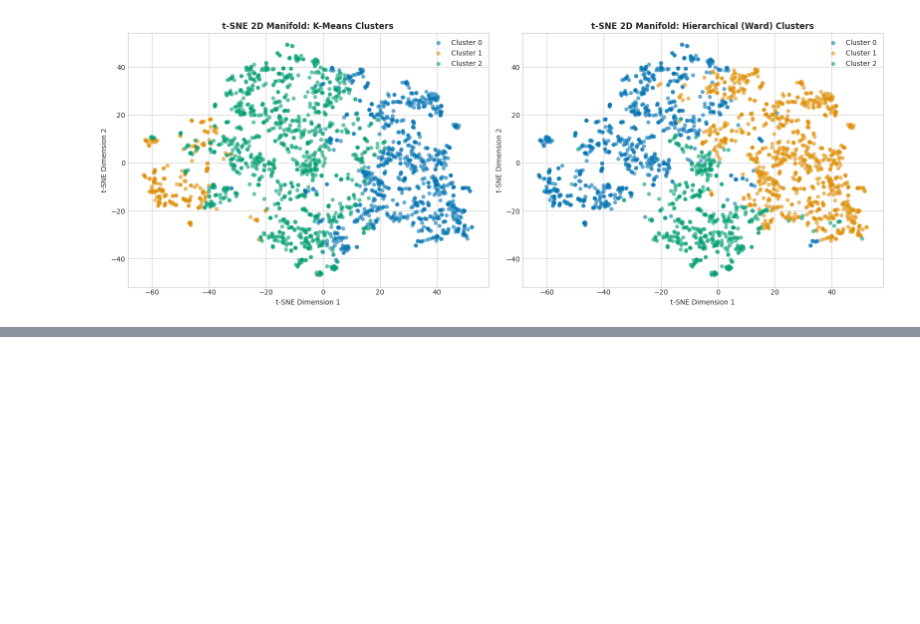
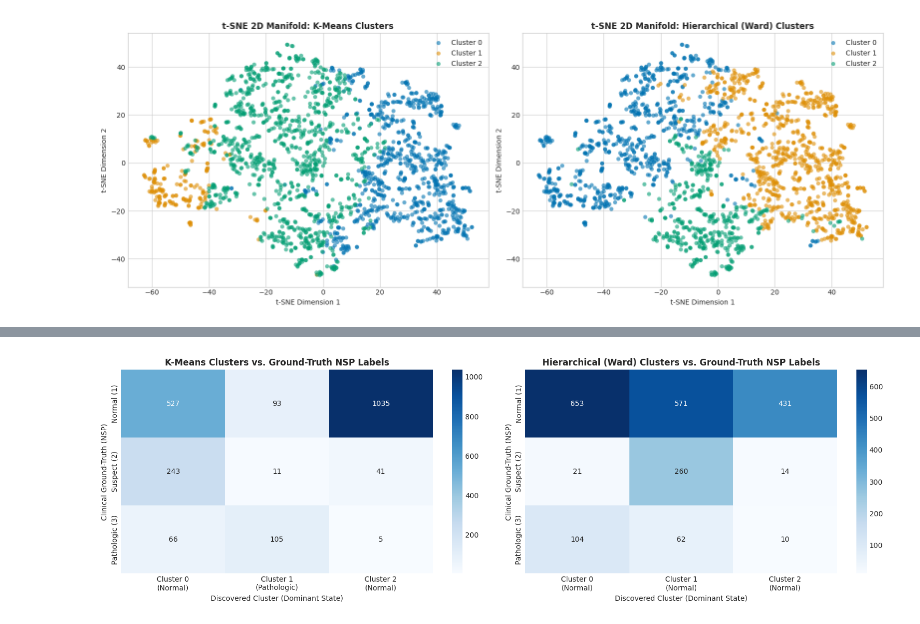
Before and after one commit to wander1112/Ember-Storm, a Jupyter notebook: notebooks/clustering.ipynb, the cells around one changed output, grey strips where cells are left out. Drawn from its saved outputs; the diff is of its cells as text; code cells hidden in the pictures; blank space fills up the shorter version.

Commit message:
Post-Hoc Clinical Validation with Ground Truth

```diff
--- a/notebooks/clustering.ipynb
+++ b/notebooks/clustering.ipynb
@@ -696,0 +703,79 @@ plt.show()
+# %%
+# Compute contingency matrices for BOTH algorithms
+cm_kmeans_nsp = contingency_matrix(y_true_nsp, kmeans_labels)
+cm_ward_nsp = contingency_matrix(y_true_nsp, agg_labels_ward)
+
+# Compute external validation metrics
+ari_km = adjusted_rand_score(y_true_nsp, kmeans_labels)
+nmi_km = normalized_mutual_info_score(y_true_nsp, kmeans_labels)
+
+ari_ward = adjusted_rand_score(y_true_nsp, agg_labels_ward)
+nmi_ward = normalized_mutual_info_score(y_true_nsp, agg_labels_ward)
+
+nsp_class_names = ['Normal (1)', 'Suspect (2)', 'Pathologic (3)']
+
+# Programmatically derive dominant NSP per cluster
+def derive_cluster_mapping(labels, y_true):
+    mapping = {}
+    for c in range(3):
+        mask = (labels == c)
+        c_size = int(np.sum(mask))
+        y_c = y_true[mask]
+        dominant_label = int(pd.Series(y_c).mode()[0])
+        dom_count = int(np.sum(y_c == dominant_label))
+        purity = (dom_count / c_size) * 100 if c_size > 0 else 0
+        mapping[c] = {
+            'dominant_nsp': dominant_label,
+            'dominant_name': nsp_class_names[dominant_label - 1],
+            'size': c_size,
+            'dom_count': dom_count,
+            'purity': purity
+        }
+    return mapping
+
+km_mapping = derive_cluster_mapping(kmeans_labels, y_true_nsp)
+ward_mapping = derive_cluster_mapping(agg_labels_ward, y_true_nsp)
+
+print("="*75)
+print("PROGRAMMATICALLY DERIVED CLUSTER-TO-NSP MAPPINGS")
+print("="*75)
+print("K-Means Discovered Mapping:")
+for c, info in km_mapping.items():
+    print(f"  Cluster {c} (N={info['size']}): Dominant -> {info['dominant_name']} ({info['dom_count']}/{info['size']} = {info['purity']:.1f}% purity)")
+
+print("\nHierarchical (Ward) Discovered Mapping:")
+for c, info in ward_mapping.items():
+    print(f"  Cluster {c} (N={info['size']}): Dominant -> {info['dominant_name']} ({info['dom_count']}/{info['size']} = {info['purity']:.1f}% purity)")
+print("="*75)
+
+# Visualisation: Contingency heatmaps for BOTH algorithms
+fig, axes = plt.subplots(1, 2, figsize=(16, 5))
+
+sns.heatmap(cm_kmeans_nsp, annot=True, fmt='d', cmap='Blues',
+            xticklabels=[f"Cluster {c}\n({km_mapping[c]['dominant_name'].split()[0]})" for c in range(3)],
+            yticklabels=nsp_class_names, ax=axes[0])
+axes[0].set_title('K-Means Clusters vs. Ground-Truth NSP Labels', fontsize=12, fontweight='bold')
+axes[0].set_xlabel('Discovered Cluster (Dominant State)')
+axes[0].set_ylabel('Clinical Ground-Truth (NSP)')
+
+sns.heatmap(cm_ward_nsp, annot=True, fmt='d', cmap='Blues',
+            xticklabels=[f"Cluster {c}\n({ward_mapping[c]['dominant_name'].split()[0]})" for c in range(3)],
+            yticklabels=nsp_class_names, ax=axes[1])
+axes[1].set_title('Hierarchical (Ward) Clusters vs. Ground-Truth NSP Labels', fontsize=12, fontweight='bold')
+axes[1].set_xlabel('Discovered Cluster (Dominant State)')
+axes[1].set_ylabel('Clinical Ground-Truth (NSP)')
+
+plt.tight_layout()
+plt.show()
+
+# External validation comparison dataframe
+val_df = pd.DataFrame([
+    {'Algorithm': 'K-Means (k=3)', 'Adjusted Rand Index (ARI)': ari_km, 'Normalized Mutual Info (NMI)': nmi_km},
+    {'Algorithm': 'Hierarchical Ward (k=3)', 'Adjusted Rand Index (ARI)': ari_ward, 'Normalized Mutual Info (NMI)': nmi_ward}
+])
+
+print("\nEXTERNAL VALIDATION WITH CLINICAL GROUND-TRUTH (NSP)")
+print("="*70)
+print(val_df.to_string(index=False))
+print("="*70)
+# %% [output]
@@ -696,0 +795 @@ plt.show()
+[figure, added]
```
Also changed, not shown: parts of 4 cells of this notebook.
